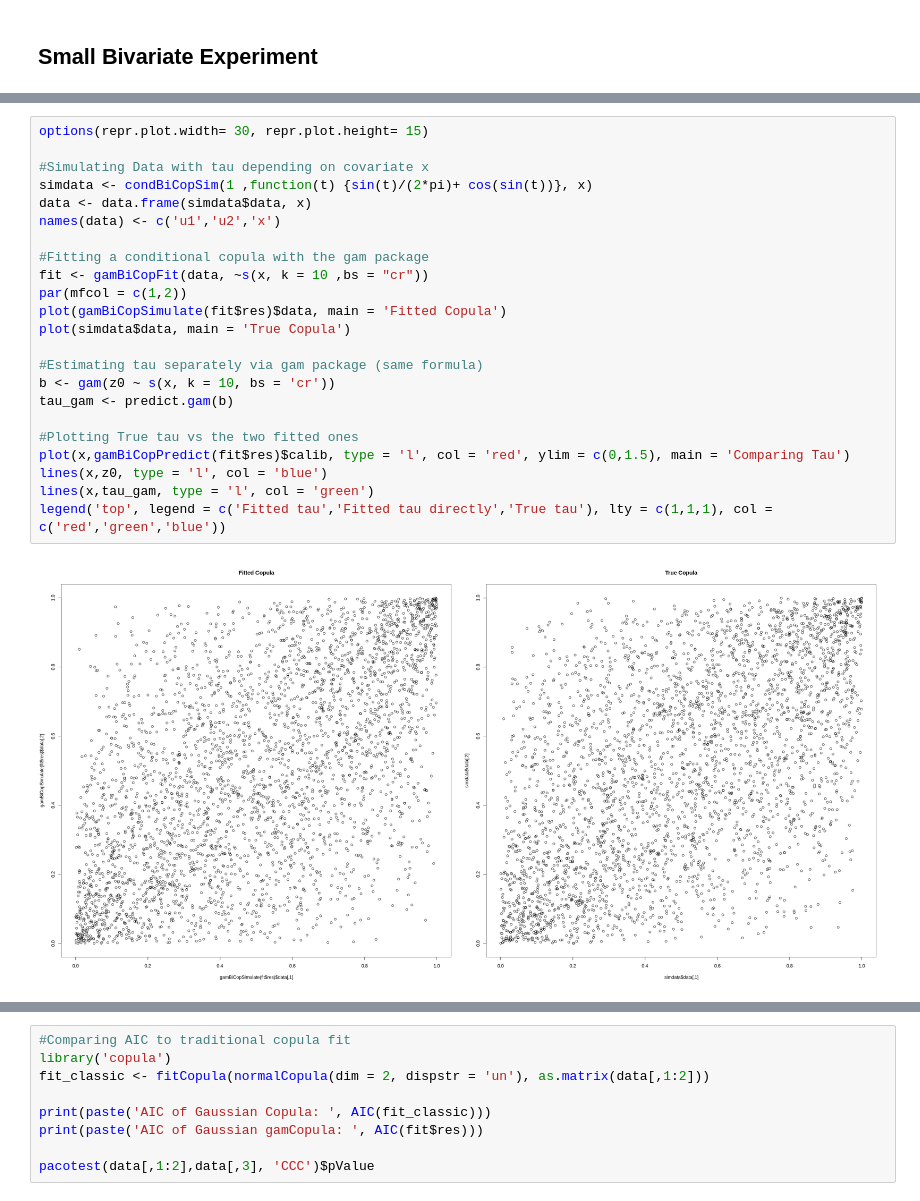
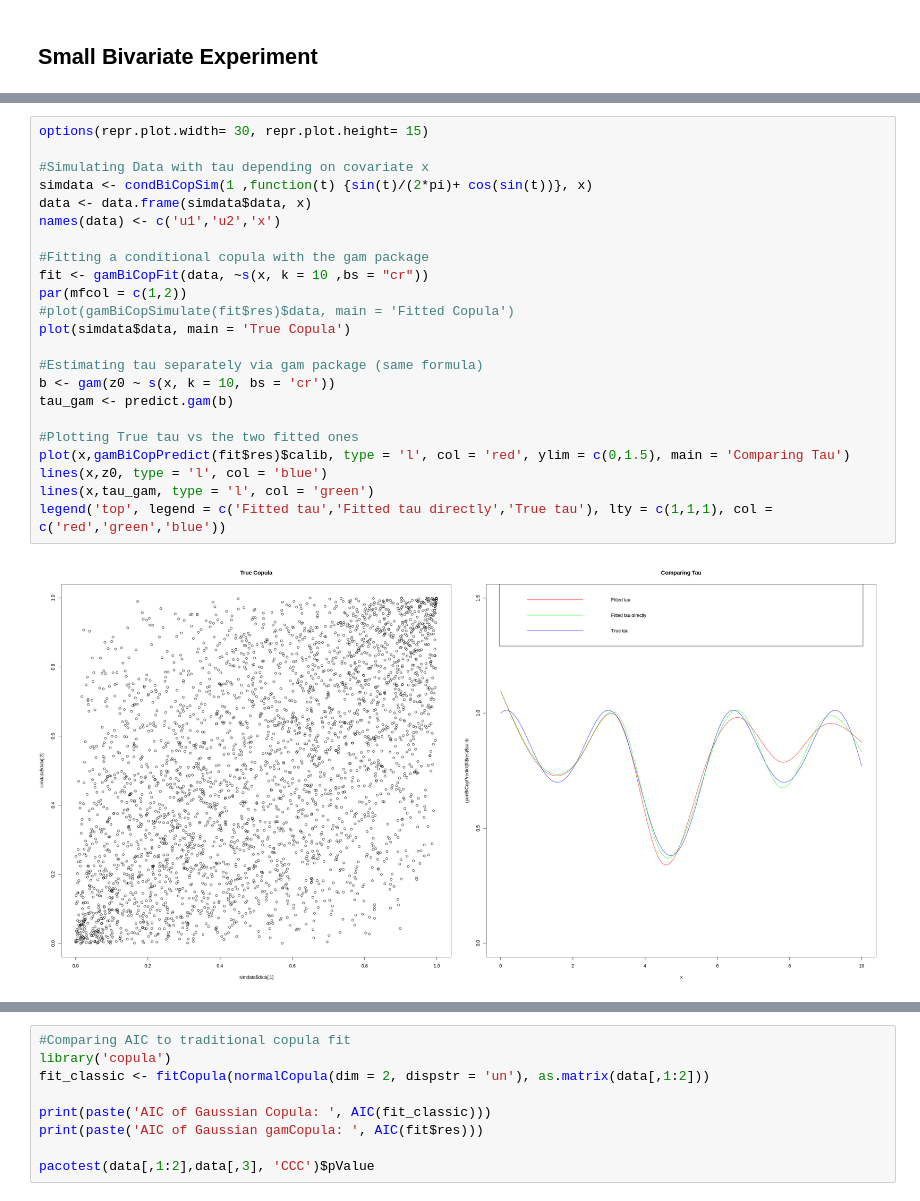
Before and after one commit to mlpeschl/RL-notebooks, a Jupyter notebook: Generalized_Linear_Vines/gvine_nonlinear.ipynb, the cells around one changed output, grey strips where cells are left out. Cells and saved outputs as stored; diff of their text form.

```diff
--- a/gvine_nonlinear.ipynb
+++ b/Generalized_Linear_Vines/gvine_nonlinear.ipynb
@@ -26,25 +26,25 @@ plot(x,(exp(z0)-1)/(exp(z0)+1), type = 'l', col = 'blue', ylim = c(0,0.5)) #Plot
 # %%
 options(repr.plot.width= 30, repr.plot.height= 15)
 
 #Simulating Data with tau depending on covariate x
 simdata <- condBiCopSim(1 ,function(t) {sin(t)/(2*pi)+ cos(sin(t))}, x)
 data <- data.frame(simdata$data, x)
 names(data) <- c('u1','u2','x')
 
 #Fitting a conditional copula with the gam package
 fit <- gamBiCopFit(data, ~s(x, k = 10 ,bs = "cr"))
 par(mfcol = c(1,2))
-plot(gamBiCopSimulate(fit$res)$data, main = 'Fitted Copula')
+#plot(gamBiCopSimulate(fit$res)$data, main = 'Fitted Copula')
 plot(simdata$data, main = 'True Copula')
 
 #Estimating tau separately via gam package (same formula)
 b <- gam(z0 ~ s(x, k = 10, bs = 'cr'))
 tau_gam <- predict.gam(b)
 
 #Plotting True tau vs the two fitted ones
 plot(x,gamBiCopPredict(fit$res)$calib, type = 'l', col = 'red', ylim = c(0,1.5), main = 'Comparing Tau')
 lines(x,z0, type = 'l', col = 'blue')
 lines(x,tau_gam, type = 'l', col = 'green')
 legend('top', legend = c('Fitted tau','Fitted tau directly','True tau'), lty = c(1,1,1), col = c('red','green','blue'))
 # %% [output]
-[figure, old version]
+[figure, new version]
```
Also changed, not shown: parts of 3 cells of this notebook, 3 other files.
